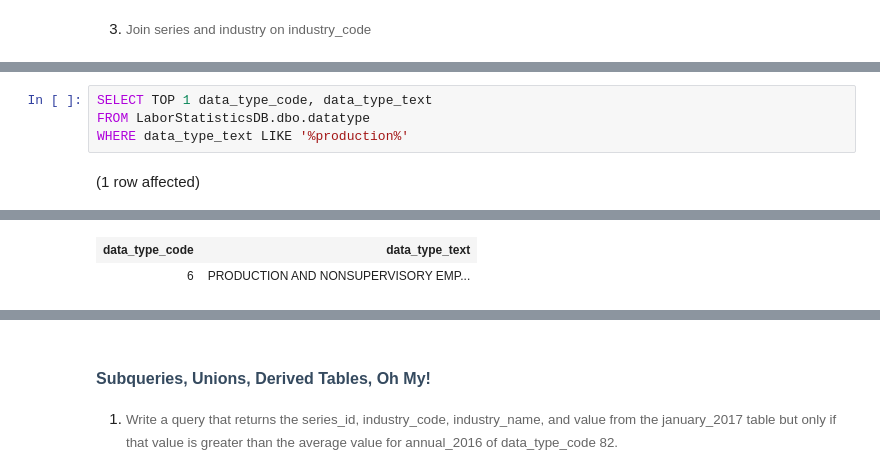
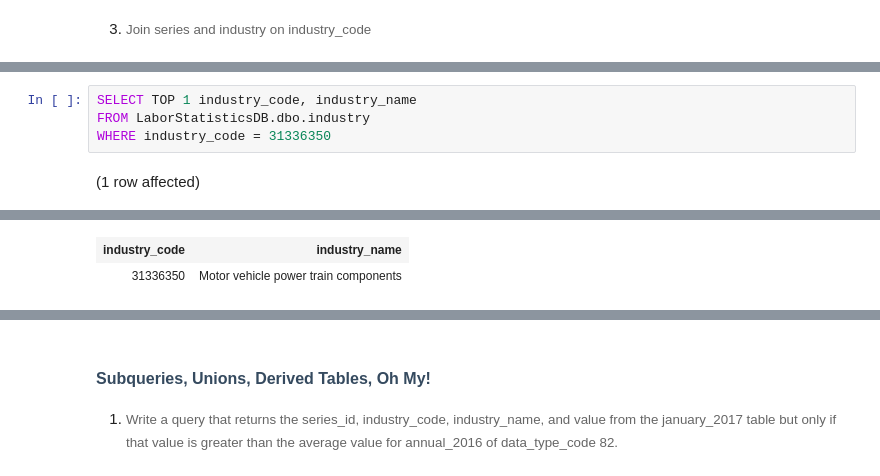
Before and after one commit to sclarksienki/Assignment3_9to5, a Jupyter notebook: 9to5.ipynb, the cells around one changed output, grey strips where cells are left out. Cells and saved outputs as stored; diff of their text form.

```diff
--- a/9to5.ipynb
+++ b/9to5.ipynb
@@ -194,6 +296,6 @@ Total execution time: 00:00:00.057
 # %%
-SELECT TOP 1 data_type_code, data_type_text
-FROM LaborStatisticsDB.dbo.datatype
-WHERE data_type_text LIKE '%production%'
+SELECT TOP 1 industry_code, industry_name
+FROM LaborStatisticsDB.dbo.industry
+WHERE industry_code = 31336350
 # %% [output]
 (1 row affected)
@@ -201,2 +303,2 @@ Total execution time: 00:00:00.032
-| data_type_code | data_type_text |
-| 6 | PRODUCTION AND NONSUPERVISORY EMP... |
+| industry_code | industry_name |
+| 31336350 | Motor vehicle power train components |
```
Also changed, not shown: parts of 42 cells of this notebook.
